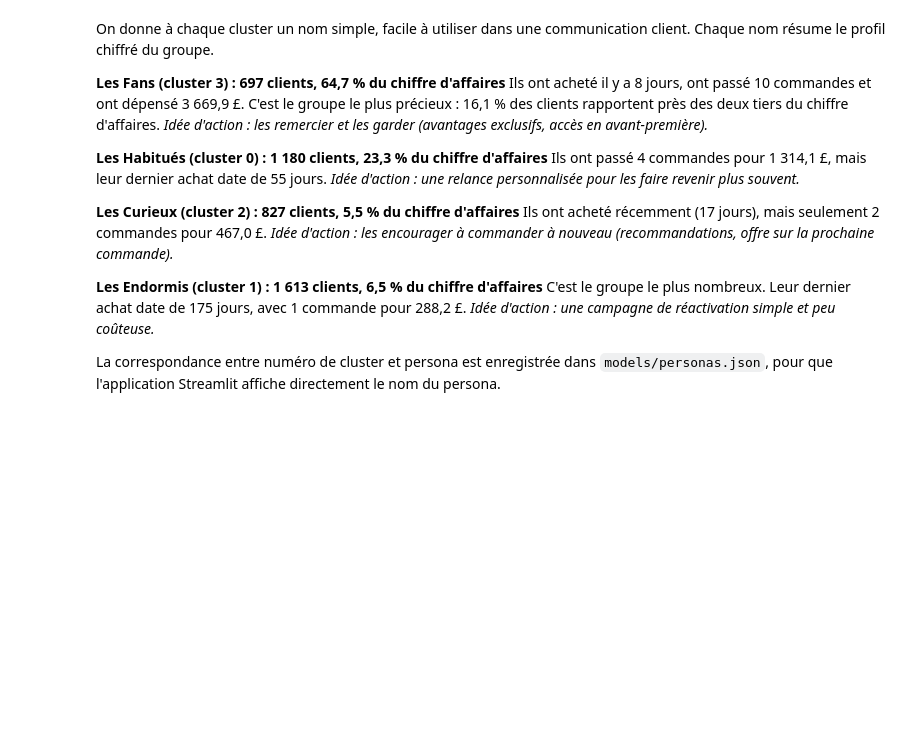
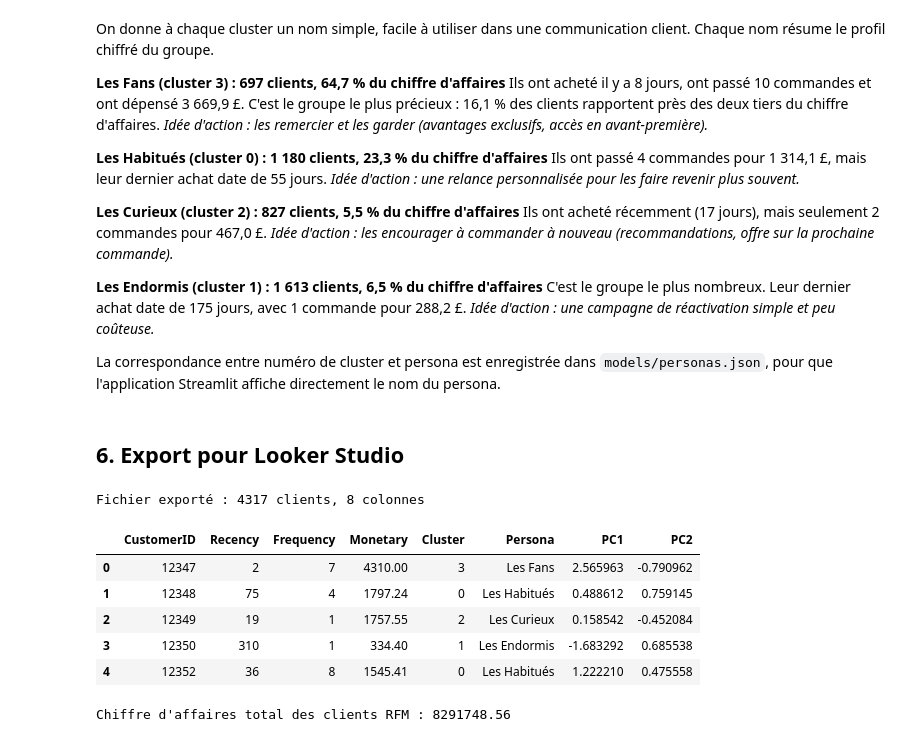
Before and after one commit to Zohair69/globalshop-rfm, a Jupyter notebook: notebooks/rfm_zohair.ipynb, the cells around one changed output. Drawn from its saved outputs; the diff is of its cells as text; code cells hidden in the pictures; blank space fills up the shorter version.

Commit message:
[Zohair] Étape 6 : export rfm_looker.csv pour Looker Studio

```diff
--- a/notebooks/rfm_zohair.ipynb
+++ b/notebooks/rfm_zohair.ipynb
@@ -816,3 +816,24 @@ C'est le groupe le plus nombreux. Leur dernier achat date de 175 jours, avec 1 c
 *Idée d'action : une campagne de réactivation simple et peu coûteuse.*
 
 La correspondance entre numéro de cluster et persona est enregistrée dans `models/personas.json`, pour que l'application Streamlit affiche directement le nom du persona.
+# %% [markdown]
+## 6. Export pour Looker Studio
+# %%
+export = rfm.join(rfm_pca[["PC1", "PC2"]]).reset_index()
+
+export.to_csv("../data/processed/rfm_looker.csv", index=False, encoding="utf-8")
+
+print("Fichier exporté :", export.shape[0], "clients,", export.shape[1], "colonnes")
+export.head()
+# %% [output]
+Fichier exporté : 4317 clients, 8 colonnes
+|  | CustomerID | Recency | Frequency | Monetary | Cluster | Persona | PC1 | PC2 |
+| 0 | 12347 | 2 | 7 | 4310.00 | 3 | Les Fans | 2.565963 | -0.790962 |
+| 1 | 12348 | 75 | 4 | 1797.24 | 0 | Les Habitués | 0.488612 | 0.759145 |
+| 2 | 12349 | 19 | 1 | 1757.55 | 2 | Les Curieux | 0.158542 | -0.452084 |
+| 3 | 12350 | 310 | 1 | 334.40 | 1 | Les Endormis | -1.683292 | 0.685538 |
+| 4 | 12352 | 36 | 8 | 1545.41 | 0 | Les Habitués | 1.222210 | 0.475558 |
+# %%
+print("Chiffre d'affaires total des clients RFM :", round(export["Monetary"].sum(), 2))
+# %% [output]
+Chiffre d'affaires total des clients RFM : 8291748.56
```
